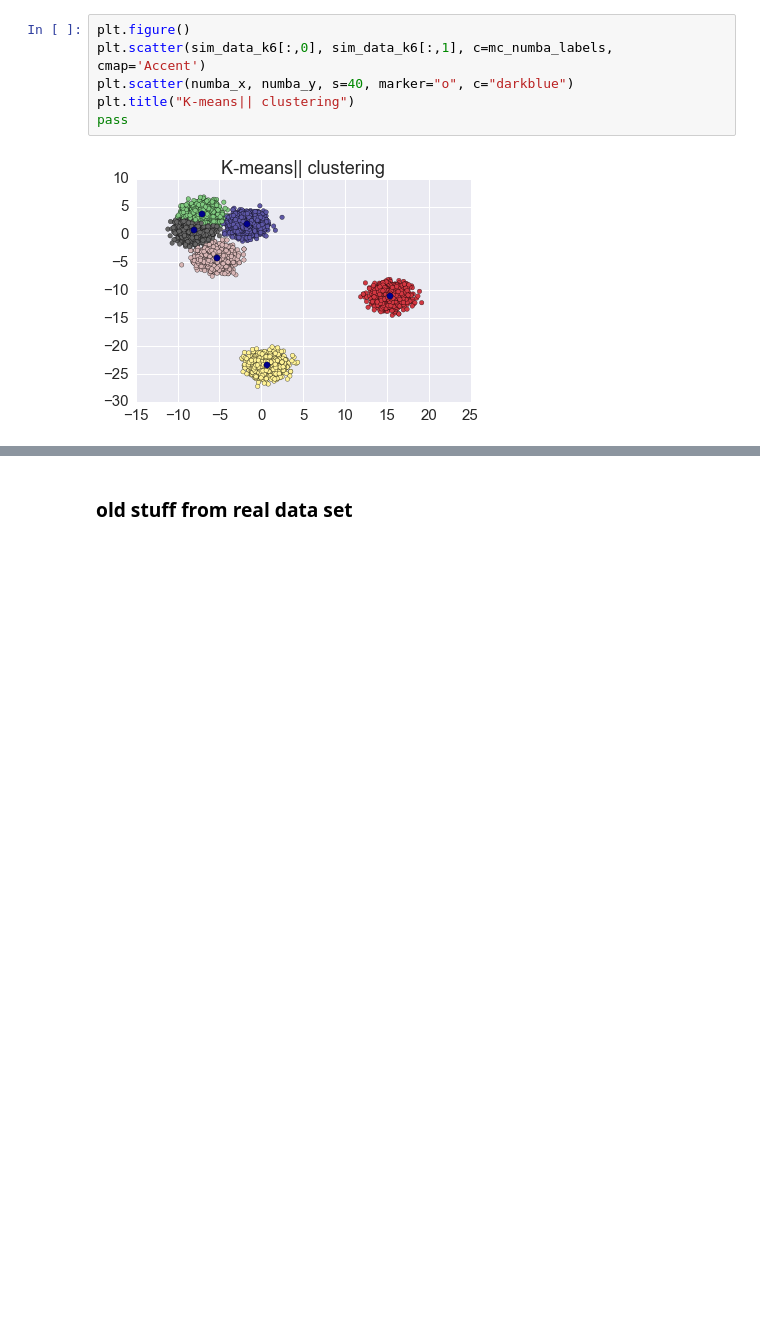
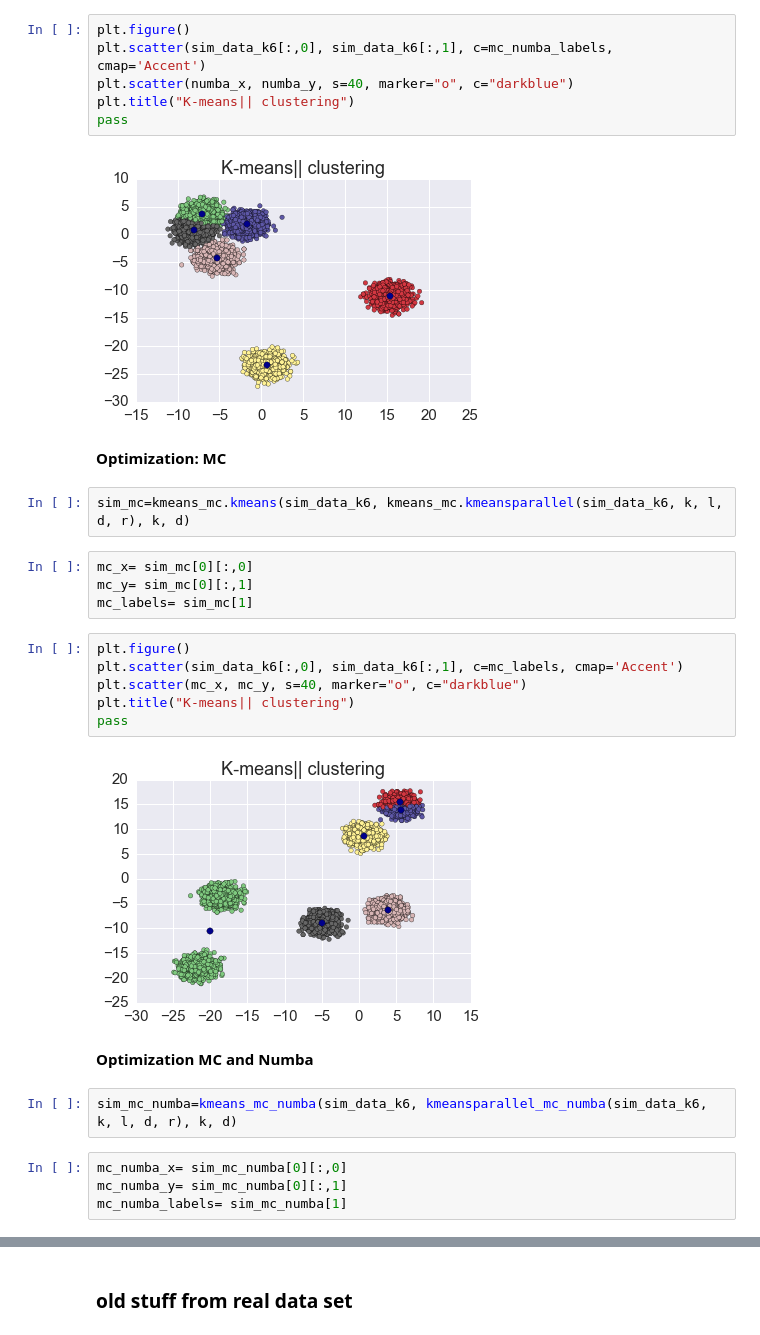
Before and after one commit to jeromemassot/Kmeans_Parallel, a Jupyter notebook: Results.ipynb, the cells around one changed output, grey strips where cells are left out. Cells and saved outputs as stored; diff of their text form; blank space fills up the shorter version.

```diff
--- a/Results.ipynb
+++ b/Results.ipynb
@@ -126,3 +122,27 @@ plt.title("K-means|| clustering")
 pass
 # %% [output]
 [figure]
+# %% [markdown]
+**Optimization: MC**
+# %%
+sim_mc=kmeans_mc.kmeans(sim_data_k6, kmeans_mc.kmeansparallel(sim_data_k6, k, l, d, r), k, d)
+# %%
+mc_x= sim_mc[0][:,0]
+mc_y= sim_mc[0][:,1]
+mc_labels= sim_mc[1]
+# %%
+plt.figure()
+plt.scatter(sim_data_k6[:,0], sim_data_k6[:,1], c=mc_labels, cmap='Accent')
+plt.scatter(mc_x, mc_y, s=40, marker="o", c="darkblue")
+plt.title("K-means|| clustering")
+pass
+# %% [output]
+[figure, added]
+# %% [markdown]
+**Optimization MC and Numba**
+# %%
+sim_mc_numba=kmeans_mc_numba(sim_data_k6, kmeansparallel_mc_numba(sim_data_k6, k, l, d, r), k, d)
+# %%
+mc_numba_x= sim_mc_numba[0][:,0]
+mc_numba_y= sim_mc_numba[0][:,1]
+mc_numba_labels= sim_mc_numba[1]
```
Also changed, not shown: parts of 37 cells of this notebook, 1 other file.
